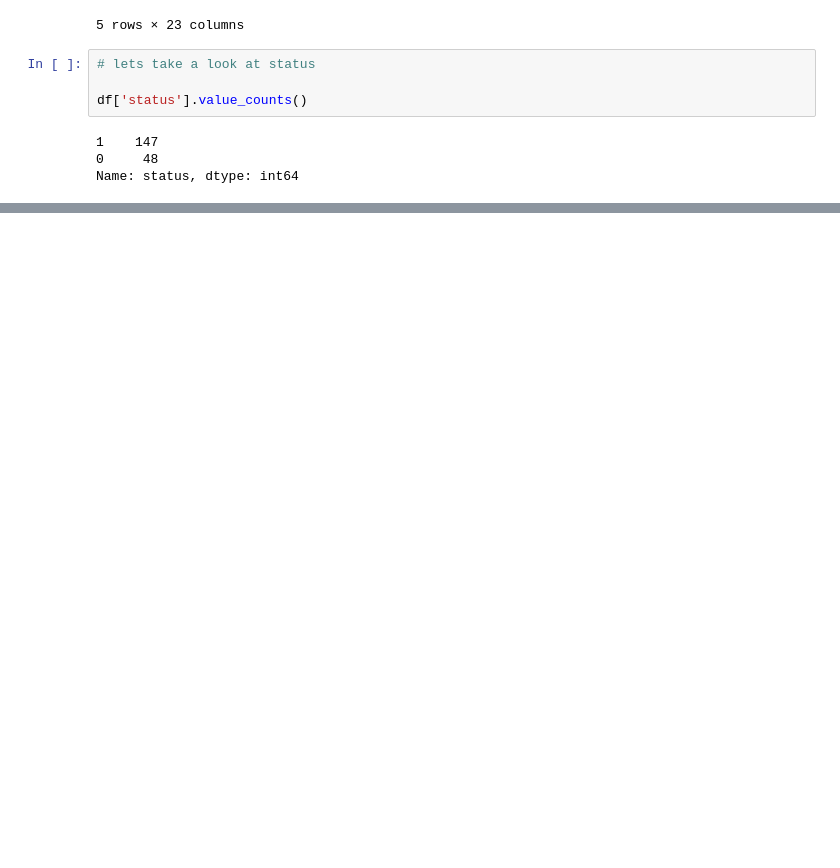
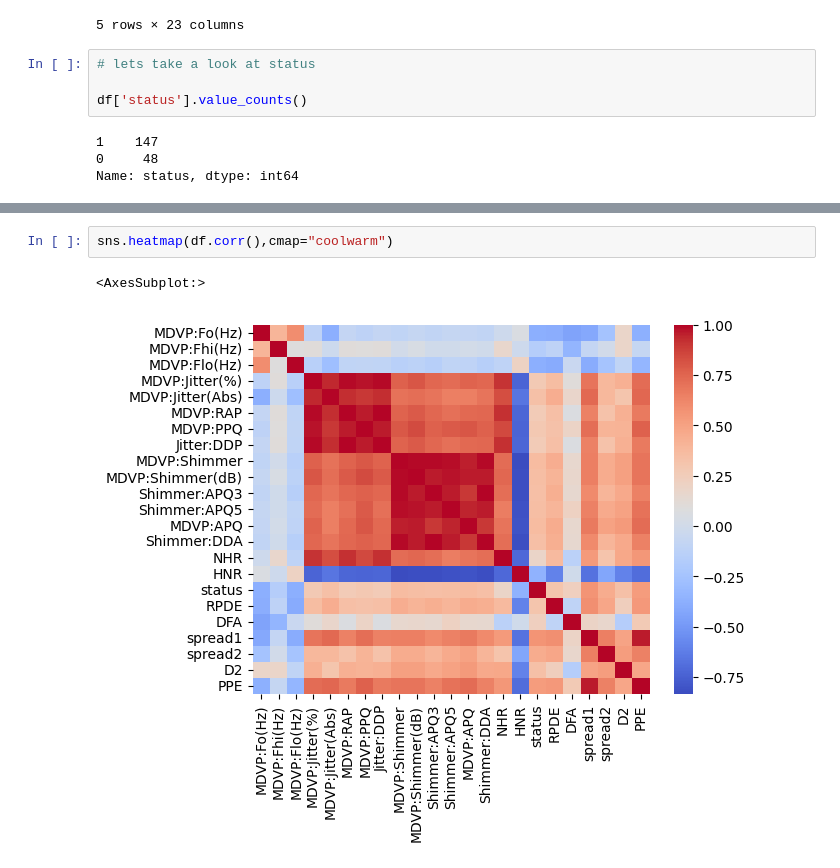
Before and after one commit to ishreya09/Parkinson-Prediction-Model, a Jupyter notebook: Data analysis.ipynb, the cells around one changed output, grey strips where cells are left out. Saved outputs shown, nothing was run; the diff lists cells and outputs as text; blank space fills up the shorter version.

```diff
--- a/Data analysis.ipynb
+++ b/Data analysis.ipynb
@@ -226,0 +298,5 @@ Name: status, dtype: int64
+# %%
+sns.heatmap(df.corr(),cmap="coolwarm")
+# %% [output]
+<AxesSubplot:>
+[figure, added]
```
Also changed, not shown: parts of 7 cells of this notebook, 1 other file.
